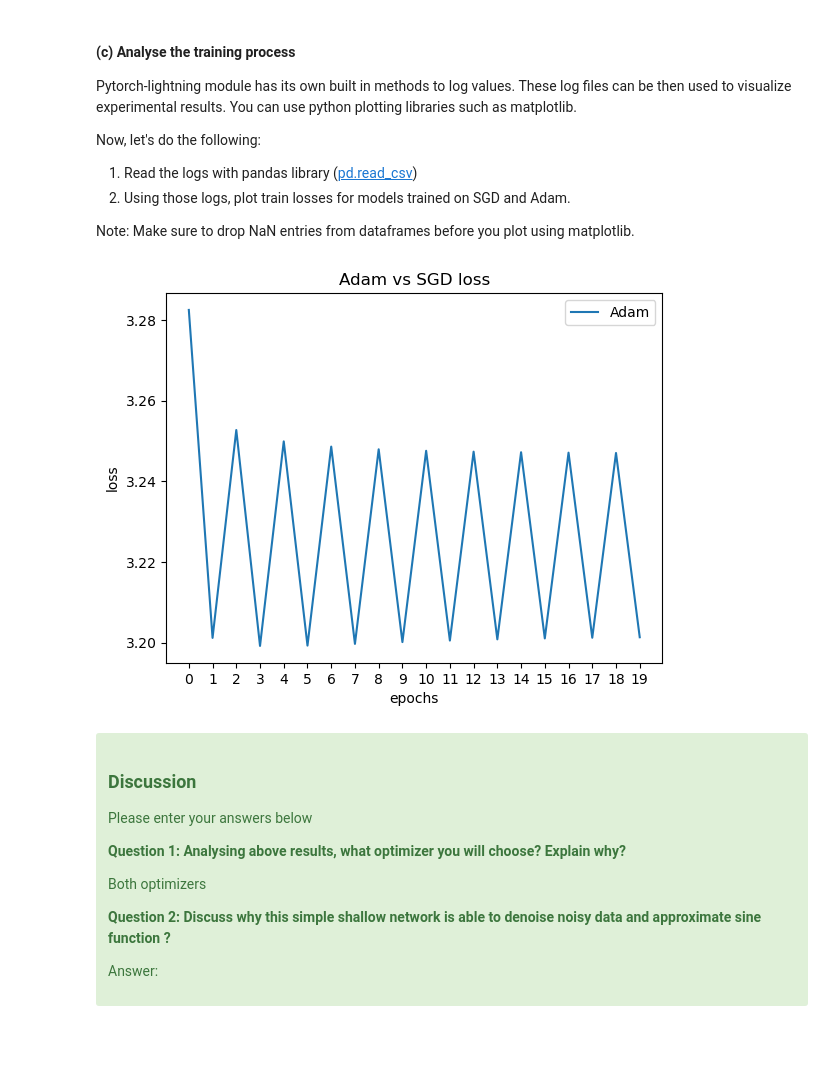
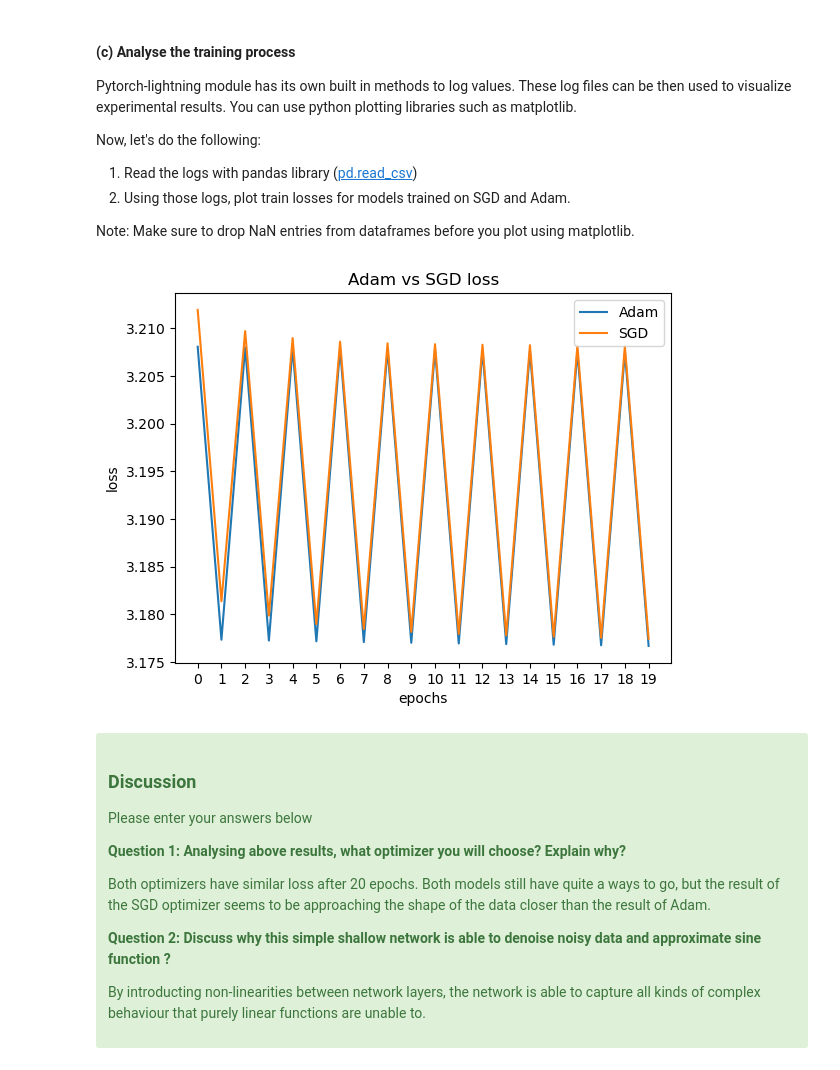
Before and after one commit to sqooid/ece4179-neural-networks, a Jupyter notebook: labs/lab-3/Lab3_1_Sinusoidal.ipynb, the cells around one changed output. Saved outputs shown, nothing was run; the diff lists cells and outputs as text; code cells hidden in the pictures; blank space fills up the shorter version.

```diff
--- a/labs/lab-3/Lab3_1_Sinusoidal.ipynb
+++ b/labs/lab-3/Lab3_1_Sinusoidal.ipynb
@@ -579,29 +579,29 @@ Now, let's do the following:
 Note: Make sure to drop NaN entries from dataframes before you plot using matplotlib.
 # %%
 # read logs for model trained with SGD
-metrics_task_1_SGD = pd.read_csv("logs/SGD/version_10/metrics.csv")
+metrics_task_1_SGD = pd.read_csv("logs/SGD/version_13/metrics.csv")
 metrics_task_1_SGD.set_index("epoch", inplace=True)  # set index
 metrics_task_1_SGD = (
     metrics_task_1_SGD.groupby(level=0).sum().drop("step", axis=1)
 )  # group the values properly
 
 # read logs for model trained with Adam
-metrics_task_1_Adam = pd.read_csv("logs/Adam/version_0/metrics.csv")
+metrics_task_1_Adam = pd.read_csv("logs/Adam/version_3/metrics.csv")
 metrics_task_1_Adam.set_index("epoch", inplace=True)
 metrics_task_1_Adam = metrics_task_1_Adam.groupby(level=0).sum().drop("step", axis=1)
 # %%
 # Plot of the results
 x = np.arange(0, 20)
-# plt.plot(x, metrics_task_1_Adam["train_loss"][:-1])
+plt.plot(x, metrics_task_1_Adam["train_loss"][:-1])
 plt.plot(x, metrics_task_1_SGD["train_loss"][:-1])
 plt.legend(["Adam", "SGD"])
 plt.title("Adam vs SGD loss")
 plt.xticks(np.arange(0, 20))
 plt.xlabel("epochs")
 plt.ylabel("loss")
 plt.show()
 # %% [output]
-[figure, old version]
+[figure, new version]
 # %% [markdown]
 <div class="alert alert-block alert-success">
 
@@ -611,8 +611,8 @@ Please enter your answers below
 
 **Question 1: Analysing above results, what optimizer you will choose? Explain why?**
 
-Both optimizers
+Both optimizers have similar loss after 20 epochs. Both models still have quite a ways to go, but the result of the SGD optimizer seems to be approaching the shape of the data closer than the result of Adam.
 
 **Question 2: Discuss why this simple shallow network is able to denoise noisy data and approximate sine function ?**
 
-Answer:
+By introducting non-linearities between network layers, the network is able to capture all kinds of complex behaviour that purely linear functions are unable to.
```
Also changed, not shown: parts of 5 cells of this notebook, 1 other file.
